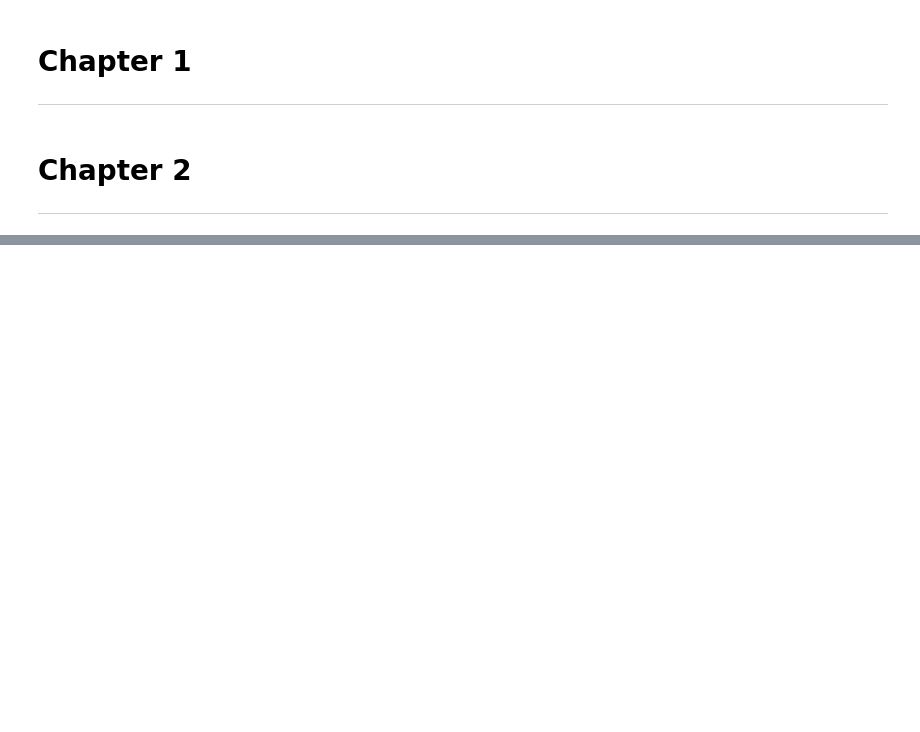
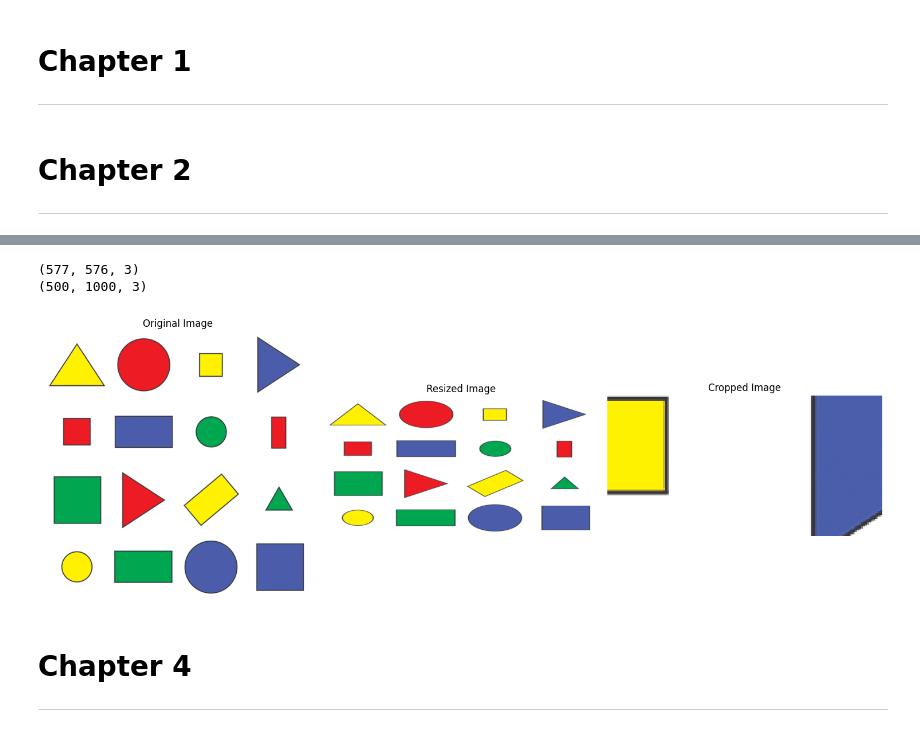
Before and after one commit to v-amorim/self_development, a Jupyter notebook: python/computervisionzone/course.ipynb, the cells around one changed output, grey strips where cells are left out. Drawn from its saved outputs; the diff is of its cells as text; code cells hidden in the pictures; blank space fills up the shorter version.

```diff
--- a/python/computervisionzone/course.ipynb
+++ b/python/computervisionzone/course.ipynb
@@ -65,0 +77,22 @@ lib.show_images(images)
+# %%
+import cv2
+import numpy as np
+
+img = cv2.imread("Resources/shapes.png")
+print(img.shape)
+
+imgResize = cv2.resize(img, (1000, 500))
+print(imgResize.shape)
+
+imgCropped = img[46:119, 352:495]
+
+images = [[img, "Original Image"], [imgResize, "Resized Image"], [imgCropped, "Cropped Image"]]
+
+lib.show_images(images)
+# %% [output]
+(577, 576, 3)
+(500, 1000, 3)
+[figure, added]
+# %% [markdown]
+# Chapter 4
+---
```
Also changed, not shown: parts of 16 cells of this notebook.
